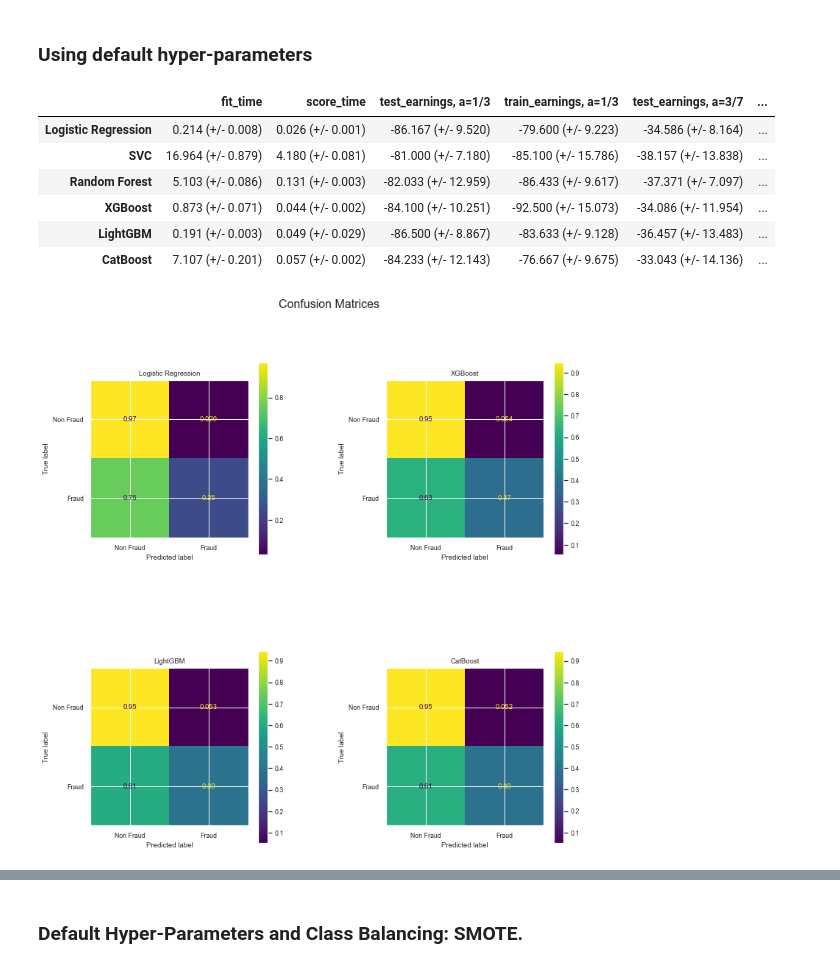
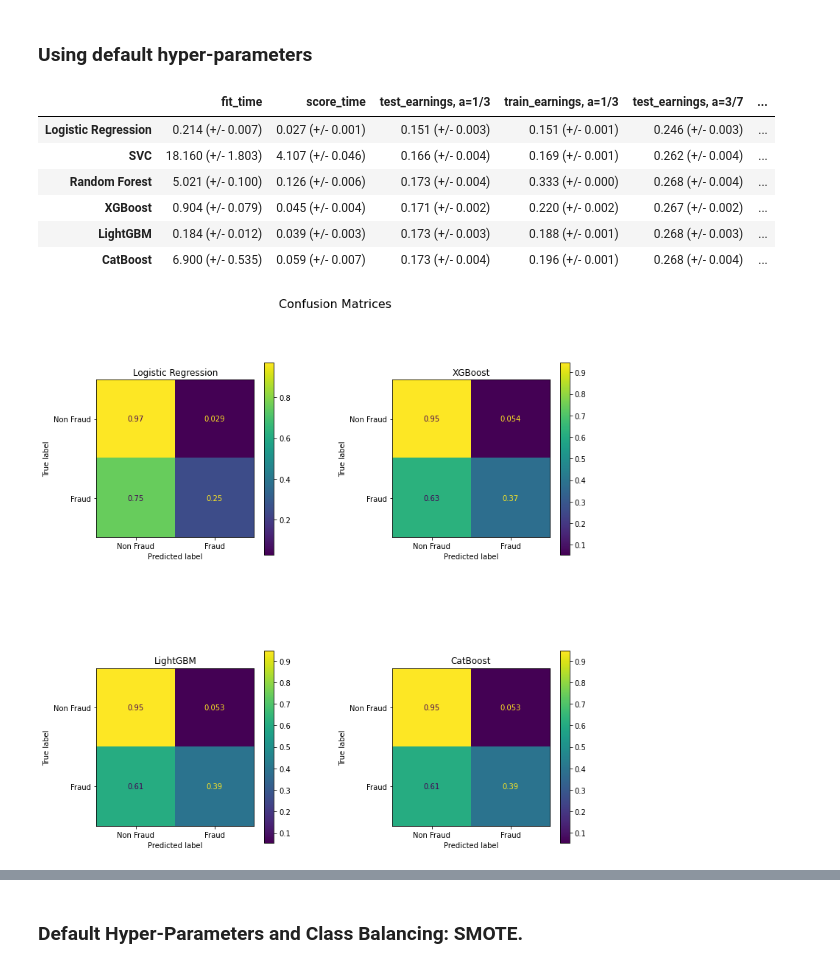
Before and after one commit to RamiroMejia/Default_Credit_Cards, a Jupyter notebook: notebook/Credit_card_default-custom score - StaticGraphs.ipynb, the cells around one changed output, grey strips where cells are left out. Drawn from its saved outputs; the diff is of its cells as text; code cells hidden in the pictures.

Commit message:
Add files via upload
Adding an updated version: more profound analysis of the effects of using a custom loss function for profit.

```diff
--- a/notebook/Credit_card_default-custom score - StaticGraphs.ipynb
+++ b/notebook/Credit_card_default-custom score - StaticGraphs.ipynb
@@ -280,6 +280,7 @@ def mean_std_cross_val_scores(model, X_train, y_train, **kwargs):
     """
 
     scores = cross_validate(model, X_train, y_train, cv = 10, **kwargs)
+    predicts = cross_val_predict(model, X_train, y_train, cv = 10)
 
     mean_scores = pd.DataFrame(scores).mean()
     std_scores = pd.DataFrame(scores).std()
@@ -287,8 +288,8 @@ def mean_std_cross_val_scores(model, X_train, y_train, **kwargs):
 
     for i in range(len(mean_scores)):
         out_col.append((f"%0.3f (+/- %0.3f)" % (mean_scores[i], std_scores[i])))
-
-    return pd.Series(data=out_col, index=mean_scores.index)
+    res = pd.Series(data=out_col, index=mean_scores.index)
+    return [res,predicts]
 # %%
 # Preprocessing and transformations
 
@@ -340,7 +341,7 @@ def my_custom_loss_func(y_true, y_pred):
     return np.log1p(diff)
 #Banks earnings:
 def bank_earnings_f1(y_true, y_pred):
-    tmp_array =  np.array([np.random.binomial(1, 0.5, size=1000),np.random.binomial(1, 0.5, size=1000)])
+    tmp_array =  np.array([y_true,y_pred])
     tmp_df = pd.DataFrame(tmp_array.T, columns = ['true','pred'])
     tmp_df['n'] = 1
     tmp_df_g = tmp_df.groupby(['true','pred'],as_index=False).sum('n')
@@ -354,15 +355,14 @@ def bank_earnings_f1(y_true, y_pred):
     false_negative = tmp_df_g.loc[cond2]['n'].iloc[0]
     true_negative = tmp_df_g.loc[cond3]['n'].iloc[0]
     false_positive = tmp_df_g.loc[cond4]['n'].iloc[0]
-    earnings = alpha*true_negative - (1-alpha)*false_negative
-    return earnings
+    profit = (alpha*true_negative - (1-alpha)*false_negative)/(true_negative + false_negative)
+    return profit
 
 def bank_earnings_f2(y_true, y_pred):
-    tmp_array =  np.array([np.random.binomial(1, 0.5, size=1000),np.random.binomial(1, 0.5, size=1000)])
+    tmp_array =  np.array([y_true,y_pred])
     tmp_df = pd.DataFrame(tmp_array.T, columns = ['true','pred'])
     tmp_df['n'] = 1
     tmp_df_g = tmp_df.groupby(['true','pred'],as_index=False).sum('n')
-    #earnings = alpha*true_negative - (1-alpha)*false_negative
     alpha = 3/7
     cond1 = (tmp_df_g['true'] == 1) & (tmp_df_g['pred'] == 1)
     cond2 = (tmp_df_g['true'] == 1) & (tmp_df_g['pred'] == 0)
@@ -372,11 +372,11 @@ def bank_earnings_f2(y_true, y_pred):
     false_negative = tmp_df_g.loc[cond2]['n'].iloc[0]
     true_negative = tmp_df_g.loc[cond3]['n'].iloc[0]
     false_positive = tmp_df_g.loc[cond4]['n'].iloc[0]
-    earnings = alpha*true_negative - (1-alpha)*false_negative
-    return earnings
+    profit = (alpha*true_negative - (1-alpha)*false_negative)/(true_negative + false_negative)
+    return profit
 
 def bank_earnings_f3(y_true, y_pred):
-    tmp_array =  np.array([np.random.binomial(1, 0.5, size=1000),np.random.binomial(1, 0.5, size=1000)])
+    tmp_array =  np.array([y_true,y_pred])
     tmp_df = pd.DataFrame(tmp_array.T, columns = ['true','pred'])
     tmp_df['n'] = 1
     tmp_df_g = tmp_df.groupby(['true','pred'],as_index=False).sum('n')
@@ -390,8 +390,8 @@ def bank_earnings_f3(y_true, y_pred):
     false_negative = tmp_df_g.loc[cond2]['n'].iloc[0]
     true_negative = tmp_df_g.loc[cond3]['n'].iloc[0]
     false_positive = tmp_df_g.loc[cond4]['n'].iloc[0]
-    earnings = alpha*true_negative - (1-alpha)*false_negative
-    return earnings
+    profit = (alpha*true_negative - (1-alpha)*false_negative)/(true_negative + false_negative)
+    return profit
 
 bank_earnings1 = make_scorer(bank_earnings_f1, greater_is_better=True)
 bank_earnings2 = make_scorer(bank_earnings_f2, greater_is_better=True)
@@ -412,9 +412,9 @@ scoring = {
 # %% [markdown]
 ### Using default hyper-parameters
 # %%
-# Dictionary of Results
-
+# Dictionary of Results and Predictions
 results = {}
+preds = {}
 
 models = {
     "Logistic Regression": LogisticRegression(max_iter=1000),
@@ -422,7 +422,7 @@ models = {
     "Random Forest": RandomForestClassifier(random_state=123),
     "XGBoost": XGBClassifier(random_state=123, eval_metric="logloss",
                              verbosity=0, use_label_encoder=False,
-                             class_weight="balanced"),
+                             class_weight="balanced", nthread = -1),
     "LightGBM": LGBMClassifier(random_state=123),
     "CatBoost": CatBoostClassifier(verbose=0,
                                    random_state=123)
@@ -430,16 +430,8 @@ models = {
 
 for name, model in models.items():
     pipe = make_pipeline(preprocessor, model)
-    results[name] = mean_std_cross_val_scores(
+    tmp = mean_std_cross_val_scores(
         pipe, X_train, y_train, return_train_score=True, scoring=scoring
     )
-
-pd.DataFrame(results).T
+    results[name] = tmp[0]
+    preds[name] = tmp[1]
-# %% [output]
-|  | fit_time | score_time | test_earnings, a=1/3 | train_earnings, a=1/3 | test_earnings, a=3/7 | ... |
-| Logistic Regression | 0.214 (+/- 0.008) | 0.026 (+/- 0.001) | -86.167 (+/- 9.520) | -79.600 (+/- 9.223) | -34.586 (+/- 8.164) | ... |
-| SVC | 16.964 (+/- 0.879) | 4.180 (+/- 0.081) | -81.000 (+/- 7.180) | -85.100 (+/- 15.786) | -38.157 (+/- 13.838) | ... |
-| Random Forest | 5.103 (+/- 0.086) | 0.131 (+/- 0.003) | -82.033 (+/- 12.959) | -86.433 (+/- 9.617) | -37.371 (+/- 7.097) | ... |
-| XGBoost | 0.873 (+/- 0.071) | 0.044 (+/- 0.002) | -84.100 (+/- 10.251) | -92.500 (+/- 15.073) | -34.086 (+/- 11.954) | ... |
-| LightGBM | 0.191 (+/- 0.003) | 0.049 (+/- 0.029) | -86.500 (+/- 8.867) | -83.633 (+/- 9.128) | -36.457 (+/- 13.483) | ... |
-| CatBoost | 7.107 (+/- 0.201) | 0.057 (+/- 0.002) | -84.233 (+/- 12.143) | -76.667 (+/- 9.675) | -33.043 (+/- 14.136) | ... |
@@ -458,3 +438,15 @@ print("Best hyperparameter values: ", loaded_model.best_params_)
+# %%
+results_3_2 = pd.DataFrame(results).T
+# %%
+results_3_2
+# %% [output]
+|  | fit_time | score_time | test_earnings, a=1/3 | train_earnings, a=1/3 | test_earnings, a=3/7 | ... |
+| Logistic Regression | 0.214 (+/- 0.007) | 0.027 (+/- 0.001) | 0.151 (+/- 0.003) | 0.151 (+/- 0.001) | 0.246 (+/- 0.003) | ... |
+| SVC | 18.160 (+/- 1.803) | 4.107 (+/- 0.046) | 0.166 (+/- 0.004) | 0.169 (+/- 0.001) | 0.262 (+/- 0.004) | ... |
+| Random Forest | 5.021 (+/- 0.100) | 0.126 (+/- 0.006) | 0.173 (+/- 0.004) | 0.333 (+/- 0.000) | 0.268 (+/- 0.004) | ... |
+| XGBoost | 0.904 (+/- 0.079) | 0.045 (+/- 0.004) | 0.171 (+/- 0.002) | 0.220 (+/- 0.002) | 0.267 (+/- 0.002) | ... |
+| LightGBM | 0.184 (+/- 0.012) | 0.039 (+/- 0.003) | 0.173 (+/- 0.003) | 0.188 (+/- 0.001) | 0.268 (+/- 0.003) | ... |
+| CatBoost | 6.900 (+/- 0.535) | 0.059 (+/- 0.007) | 0.173 (+/- 0.004) | 0.196 (+/- 0.001) | 0.268 (+/- 0.004) | ... |
 # %%
 # Building Confusion Matrix
 
@@ -486,4 +478,4 @@ for (k, m), ax in zip(models.items(), axes):
 
 fig;
 # %% [output]
-[figure, old version]
+[figure, new version]
```
Also changed, not shown: parts of 43 cells of this notebook, 1 other file.
